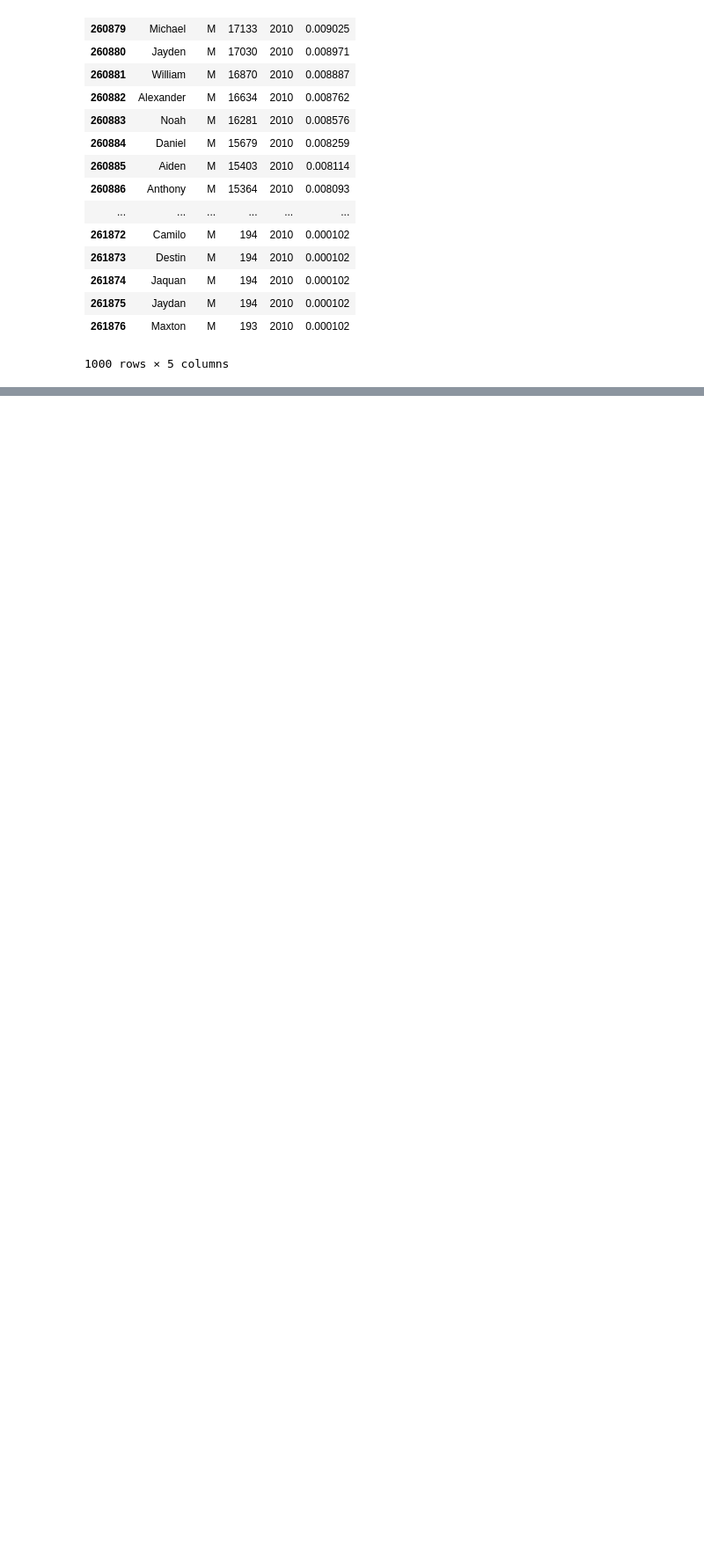
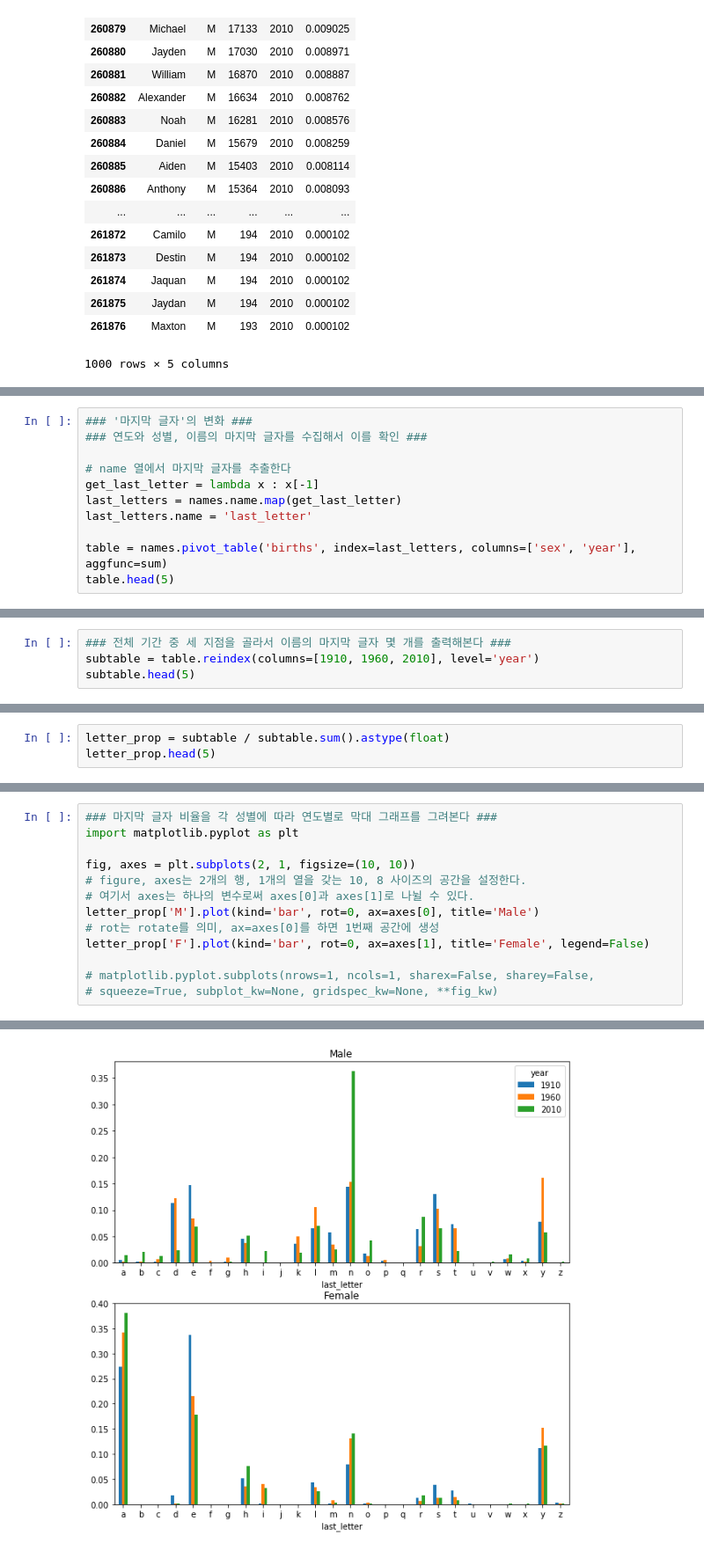
Before and after one commit to wizardklaus/Python-Data-Analysis, a Jupyter notebook: ch02-171017.ipynb, the cells around one changed output, grey strips where cells are left out. Shown: that part at 88% size. Saved outputs shown, nothing was run; the diff lists cells and outputs as text; blank space fills up the shorter version.

```diff
--- a/ch02-171017.ipynb
+++ b/ch02-171017.ipynb
@@ -412,0 +457,11 @@ pandas.core.series.Series
+# %%
+### '마지막 글자'의 변화 ###
+### 연도와 성별, 이름의 마지막 글자를 수집해서 이를 확인 ###
+
+# name 열에서 마지막 글자를 추출한다
+get_last_letter = lambda x : x[-1]
+last_letters = names.name.map(get_last_letter)
+last_letters.name = 'last_letter'
+
+table = names.pivot_table('births', index=last_letters, columns=['sex', 'year'], aggfunc=sum)
+table.head(5)
@@ -412,0 +478,4 @@ pandas.core.series.Series
+# %%
+### 전체 기간 중 세 지점을 골라서 이름의 마지막 글자 몇 개를 출력해본다 ###
+subtable = table.reindex(columns=[1910, 1960, 2010], level='year')
+subtable.head(5)
@@ -412,0 +504,3 @@ pandas.core.series.Series
+# %%
+letter_prop = subtable / subtable.sum().astype(float)
+letter_prop.head(5)
@@ -412,0 +516,14 @@ pandas.core.series.Series
+# %%
+### 마지막 글자 비율을 각 성별에 따라 연도별로 막대 그래프를 그려본다 ###
+import matplotlib.pyplot as plt
+
+fig, axes = plt.subplots(2, 1, figsize=(10, 10))
+# figure, axes는 2개의 행, 1개의 열을 갖는 10, 8 사이즈의 공간을 설정한다.
+# 여기서 axes는 하나의 변수로써 axes[0]과 axes[1]로 나뉠 수 있다.
+letter_prop['M'].plot(kind='bar', rot=0, ax=axes[0], title='Male')
+# rot는 rotate를 의미, ax=axes[0]를 하면 1번째 공간에 생성
+letter_prop['F'].plot(kind='bar', rot=0, ax=axes[1], title='Female', legend=False)
+
+# matplotlib.pyplot.subplots(nrows=1, ncols=1, sharex=False, sharey=False,
+# squeeze=True, subplot_kw=None, gridspec_kw=None, **fig_kw)
+# %% [output]
@@ -412,0 +531 @@ pandas.core.series.Series
+[figure, added]
```
Also changed, not shown: parts of 24 cells of this notebook, 1 other file.
